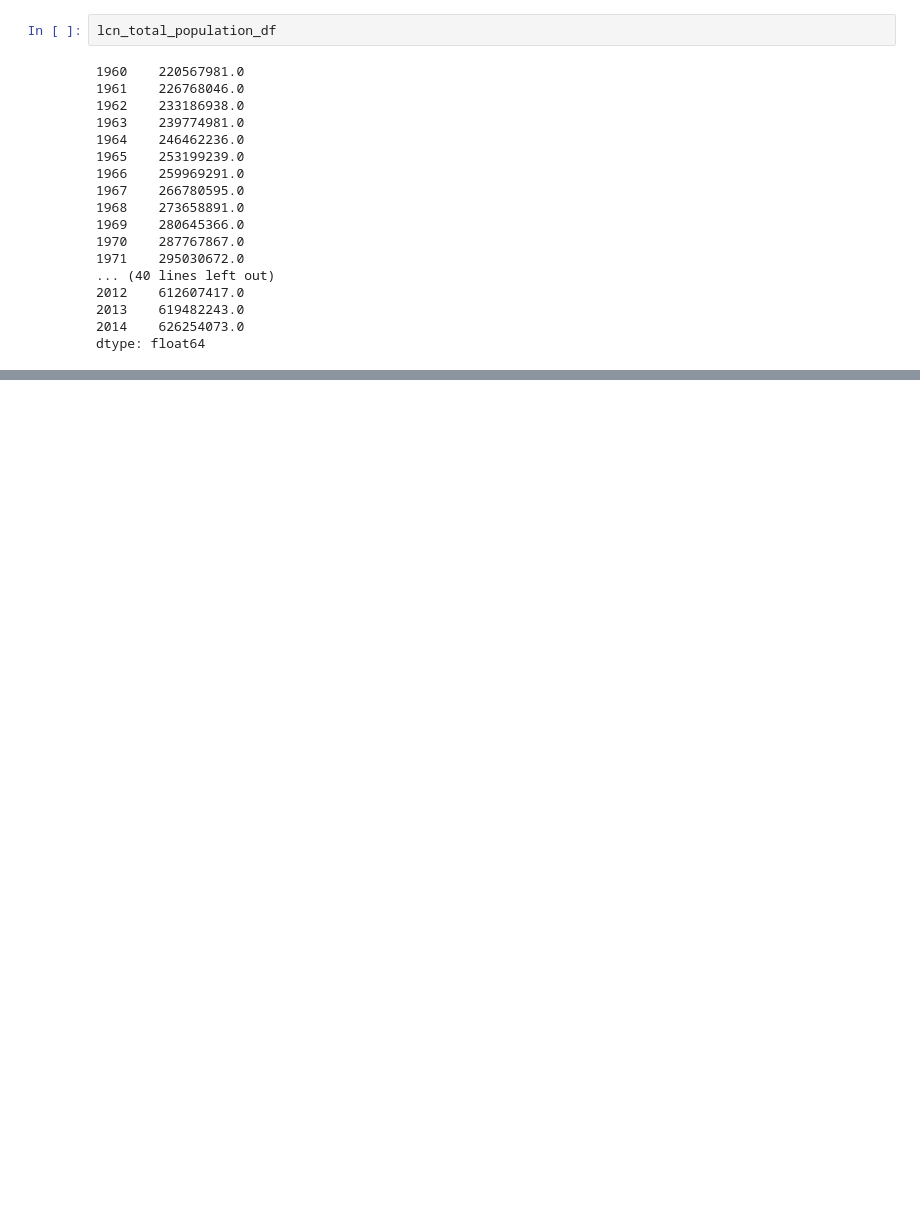
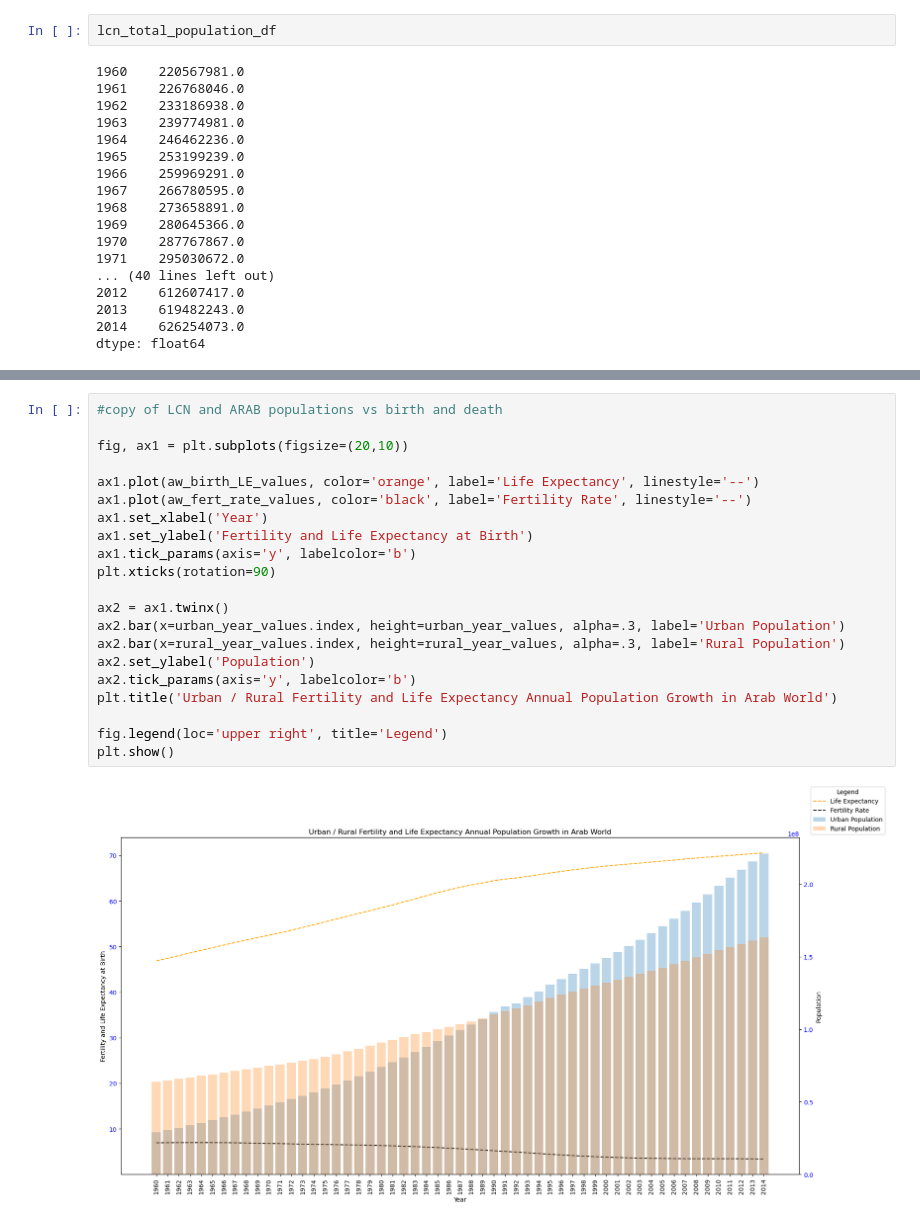
Before and after one commit to Jeremy-Amell/Pandas-EDA---Case-Study, a Jupyter notebook: health_nutrition_pop_stats.ipynb, the cells around one changed output, grey strips where cells are left out. Drawn from its saved outputs; the diff is of its cells as text; blank space fills up the shorter version.

Commit message:
added new health values

```diff
--- a/health_nutrition_pop_stats.ipynb
+++ b/health_nutrition_pop_stats.ipynb
@@ -433,0 +474,23 @@ Name: 5856, dtype: float64
+# %%
+#copy of LCN and ARAB populations vs birth and death
+
+fig, ax1 = plt.subplots(figsize=(20,10))
+
+ax1.plot(aw_birth_LE_values, color='orange', label='Life Expectancy', linestyle='--')
+ax1.plot(aw_fert_rate_values, color='black', label='Fertility Rate', linestyle='--')
+ax1.set_xlabel('Year')
+ax1.set_ylabel('Fertility and Life Expectancy at Birth')
+ax1.tick_params(axis='y', labelcolor='b')
+plt.xticks(rotation=90)
+
+ax2 = ax1.twinx()
+ax2.bar(x=urban_year_values.index, height=urban_year_values, alpha=.3, label='Urban Population')
+ax2.bar(x=rural_year_values.index, height=rural_year_values, alpha=.3, label='Rural Population')
+ax2.set_ylabel('Population')
+ax2.tick_params(axis='y', labelcolor='b')
+plt.title('Urban / Rural Fertility and Life Expectancy Annual Population Growth in Arab World')
+
+fig.legend(loc='upper right', title='Legend')
+plt.show()
+# %% [output]
+[figure, added]
```
Also changed, not shown: parts of 5 cells of this notebook.
